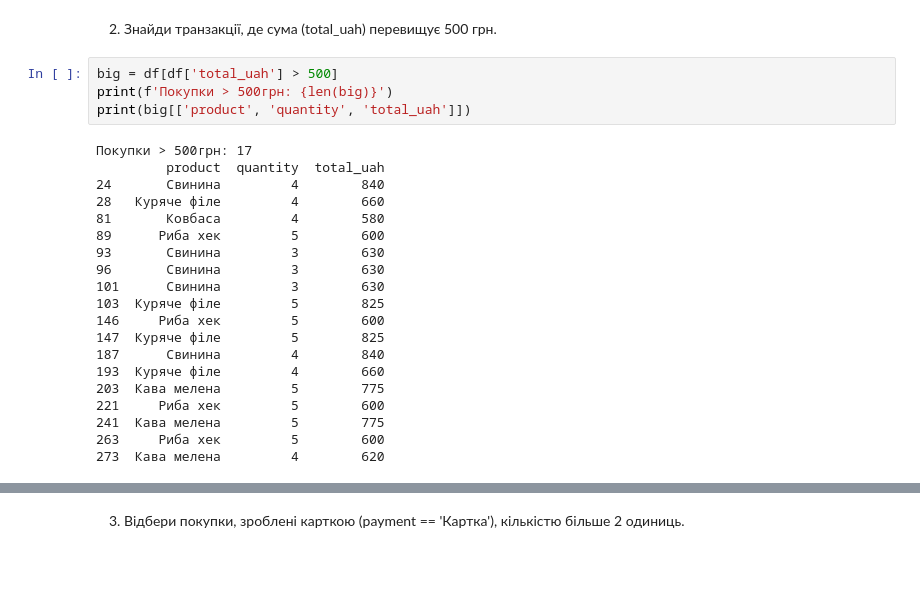
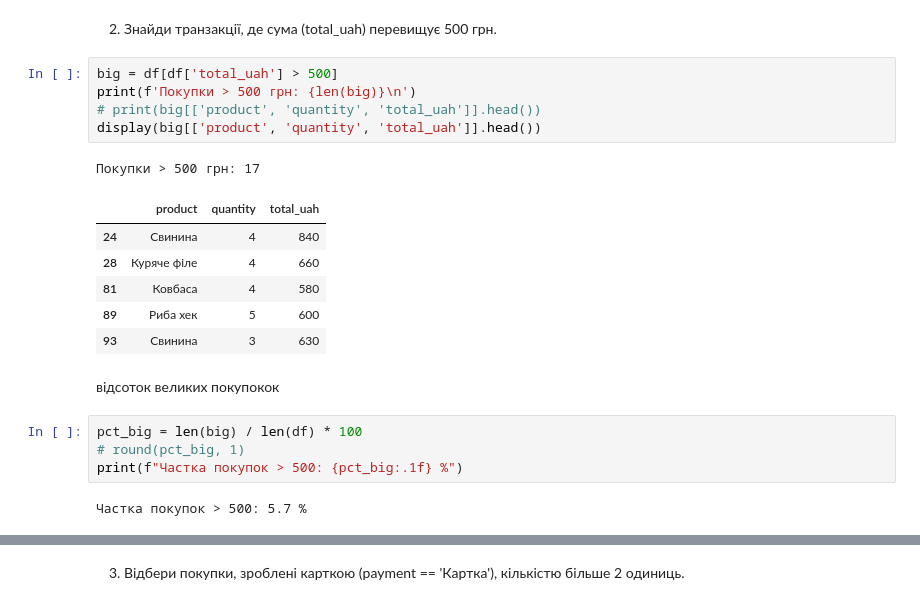
Before and after one commit to VikiTarasova/DTA_2026, a Jupyter notebook: project_store_sales_analysis/store_sales_analysis.ipynb, the cells around one changed output, grey strips where cells are left out. Saved outputs shown, nothing was run; the diff lists cells and outputs as text; blank space fills up the shorter version.

```diff
--- a/project_store_sales_analysis/store_sales_analysis.ipynb
+++ b/project_store_sales_analysis/store_sales_analysis.ipynb
@@ -232,25 +270,22 @@ print(f'У категорії "М\'ясо та риба": {len(meat_fish)} тр
 2. Знайди транзакції, де сума (total_uah) перевищує 500 грн.
 # %%
 big = df[df['total_uah'] > 500]
-print(f'Покупки > 500грн: {len(big)}')
-print(big[['product', 'quantity', 'total_uah']])
+print(f'Покупки > 500 грн: {len(big)}\n')
+# print(big[['product', 'quantity', 'total_uah']].head())
+display(big[['product', 'quantity', 'total_uah']].head())
 # %% [output]
-Покупки > 500грн: 17
-         product  quantity  total_uah
-24       Свинина         4        840
-28   Куряче філе         4        660
-81       Ковбаса         4        580
-89      Риба хек         5        600
-93       Свинина         3        630
-96       Свинина         3        630
-101      Свинина         3        630
-103  Куряче філе         5        825
-146     Риба хек         5        600
-147  Куряче філе         5        825
-187      Свинина         4        840
-193  Куряче філе         4        660
-203  Кава мелена         5        775
-221     Риба хек         5        600
-241  Кава мелена         5        775
-263     Риба хек         5        600
-273  Кава мелена         4        620
+Покупки > 500 грн: 17
+|  | product | quantity | total_uah |
+| 24 | Свинина | 4 | 840 |
+| 28 | Куряче філе | 4 | 660 |
+| 81 | Ковбаса | 4 | 580 |
+| 89 | Риба хек | 5 | 600 |
+| 93 | Свинина | 3 | 630 |
+# %% [markdown]
+відсоток великих покупокок
+# %%
+pct_big = len(big) / len(df) * 100
+# round(pct_big, 1)
+print(f"Частка покупок > 500: {pct_big:.1f} %")
+# %% [output]
+Частка покупок > 500: 5.7 %
```
Also changed, not shown: parts of 61 cells of this notebook.
